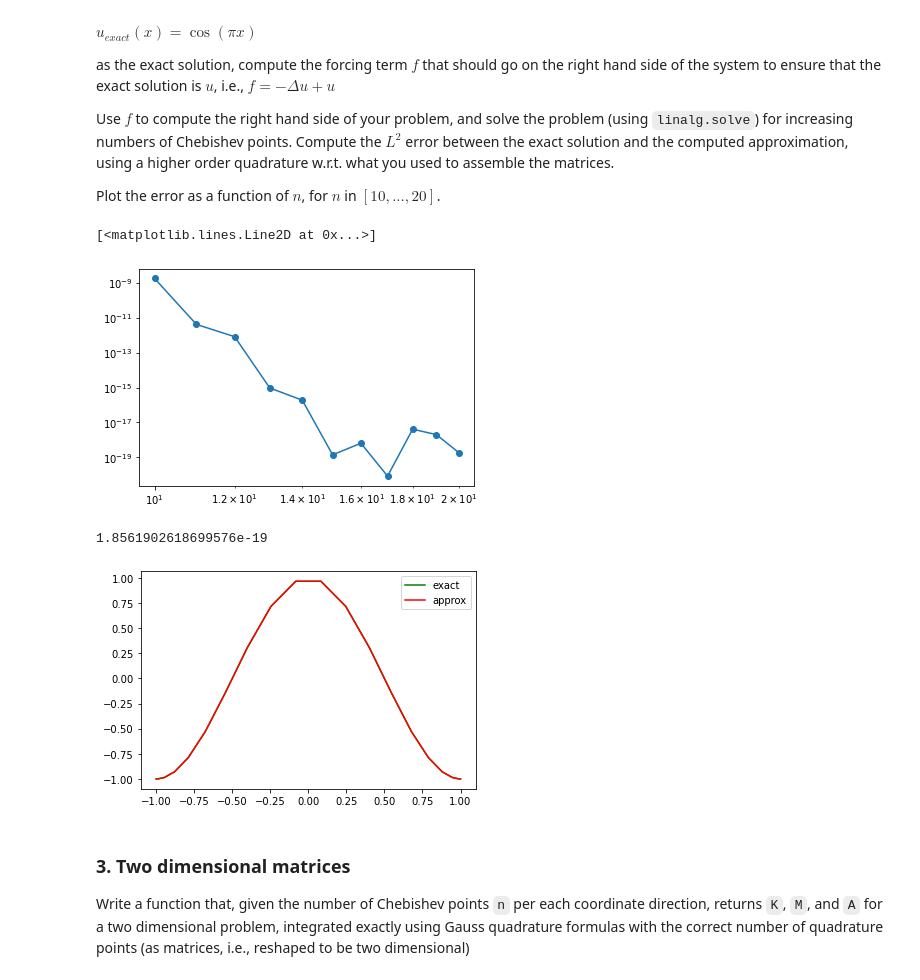
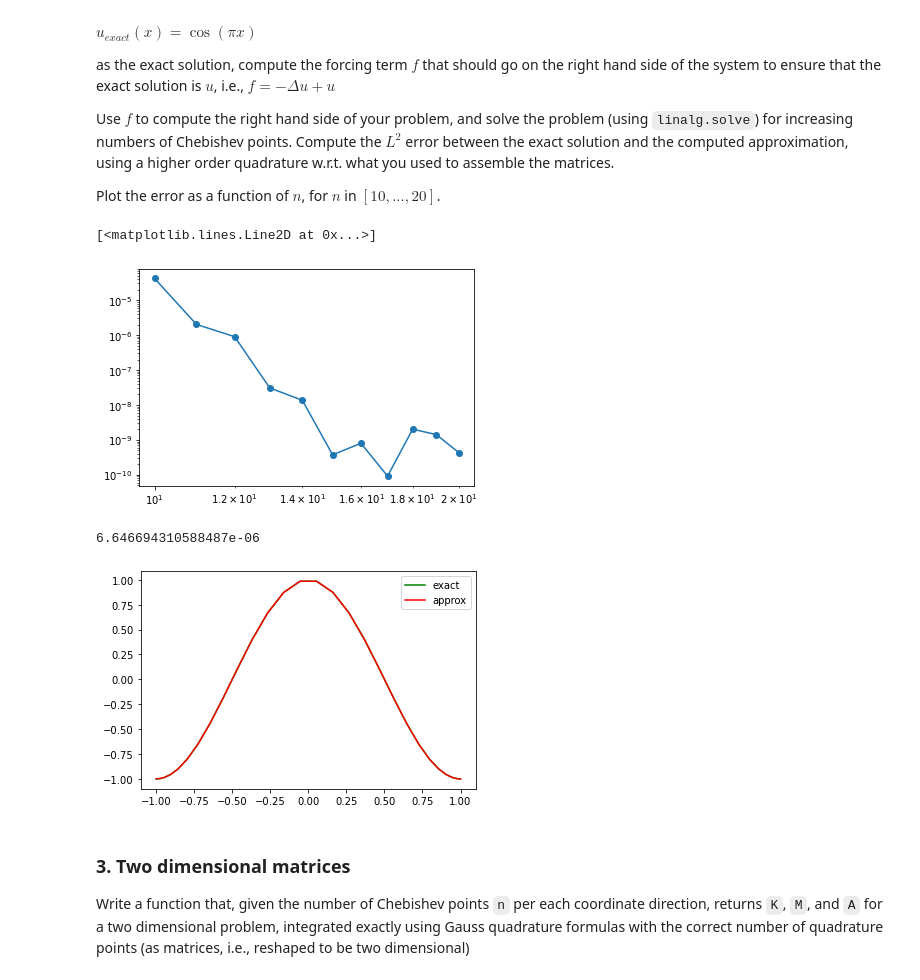
Before and after one commit to daniele-irto/na_exam, a Jupyter notebook: final_project.ipynb, the cells around one changed output. Saved outputs shown, nothing was run; the diff lists cells and outputs as text; code cells hidden in the pictures.

Commit message:
Ex.2 - changed L2 error computation

```diff
--- a/final_project.ipynb
+++ b/final_project.ipynb
@@ -217,9 +217,10 @@ def compute_one_dimensional_matrices(n):
     for i in range(n):
         ei = get_e(n, i)
         v = lagrange(x, ei)
+        v_prime = np.polyder(v)
         for alpha in range(n):
             B[i, alpha] = v(q[alpha])
-            D[i, alpha] = np.polyder(v)(q[alpha])
+            D[i, alpha] = v_prime(q[alpha])
 
     K = np.einsum('iq, q, jq', D, w, D)
     M = np.einsum('iq, q, jq', B, w, B)
@@ -275,40 +258,42 @@ def get_f(n, rhs, x):
 def exact_one_d(x):
     return np.cos(np.pi * x)
 
 
 def rhs_one_d(x):
     return np.cos(np.pi * x) * (1 + np.pi**2)
 
 
-def compute_error_one_d(n, exact, rhs, plot=False):
+def compute_error_one_d(n, exact, rhs, print_err=False, plot=False):
 
     x = np.polynomial.chebyshev.chebpts2(n)
     _, _, A = compute_one_dimensional_matrices(n)
     f = get_f(n, rhs, x)
     u_approx = np.linalg.solve(A, f)
     error = np.sum(np.power(exact(x) - u_approx, 2))
+    error = np.linalg.norm(exact(x) - u_approx, ord=2)
 
     if plot:
         plt.plot(x, exact(x), color='green', label='exact')
         plt.plot(x, u_approx, color='red', label='approx')
         plt.legend()
-
+    if print_err:
+        print(f'{n}: {error}')
     return error
 
 
 error = []
 all_n = range(10, 21)
 for n in all_n:
     error.append(compute_error_one_d(n, exact_one_d, rhs_one_d))
 
 plt.loglog(all_n, error, 'o-')
 # %% [output]
 [<matplotlib.lines.Line2D at 0x...>]
-[figure, old version]
+[figure, new version]
 # %%
-compute_error_one_d(20, exact_one_d, rhs_one_d, plot=True)
+compute_error_one_d(30, exact_one_d, rhs_one_d, plot=True)
 # %% [output]
-1.8561902618699576e-19
+6.646694310588487e-06
 [figure]
 # %% [markdown]
 ### 3. Two dimensional matrices
```
Also changed, not shown: parts of 1 cell of this notebook, 1 other file.
